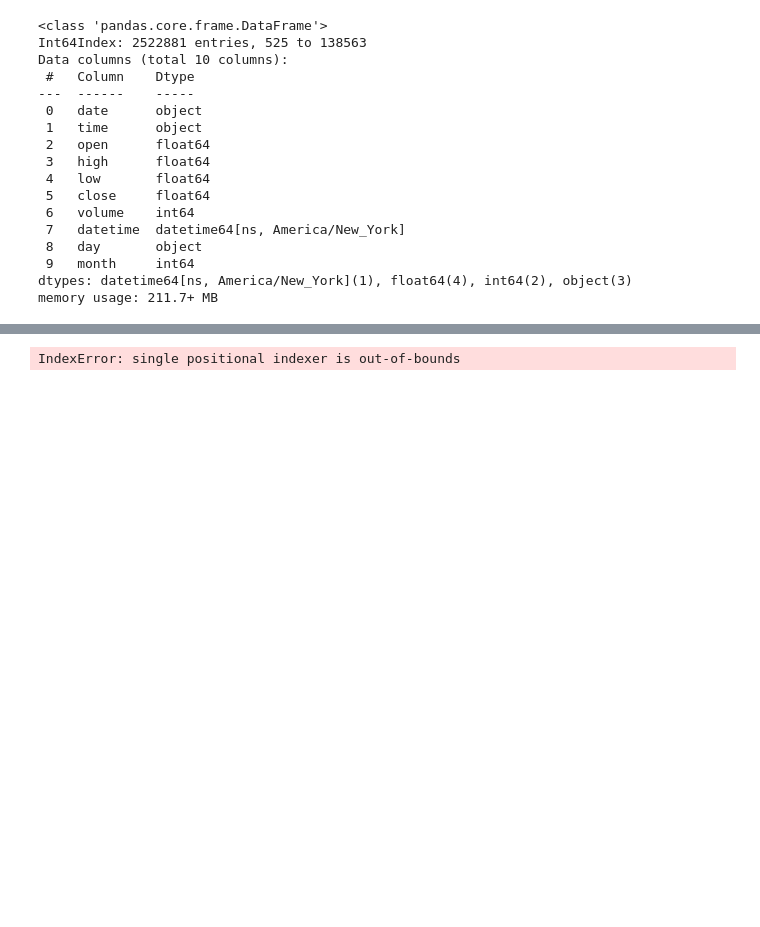
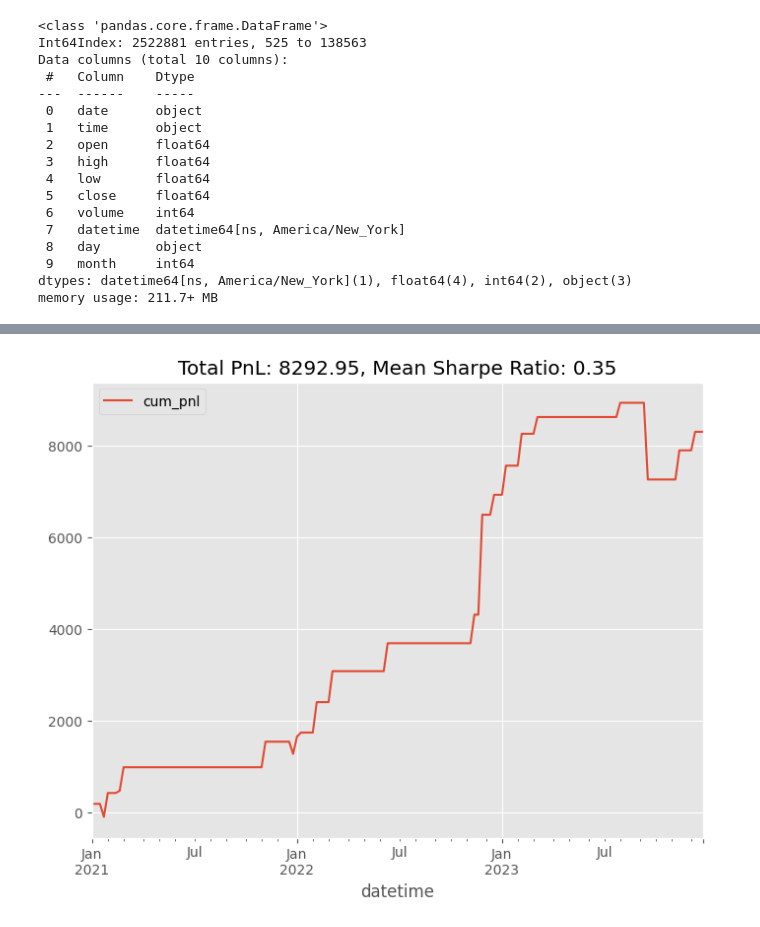
Before and after one commit to daQuincy/Takumi, a Jupyter notebook: 013 - mean_reversion.ipynb, the cells around one changed output, grey strips where cells are left out. Drawn from its saved outputs; the diff is of its cells as text; code cells hidden in the pictures; blank space fills up the shorter version.

```diff
--- a/013 - mean_reversion.ipynb
+++ b/013 - mean_reversion.ipynb
@@ -276,7 +283,7 @@ class MeanReversionStrategy(Strategy):
         ('buffer', None),
         ('total_len', 120),
         ('period', 30),
-        ('margin', 0.07),
+        # ('margin', 0.07),
     )
 
     def __init__(self):
@@ -298,15 +305,15 @@ class MeanReversionStrategy(Strategy):
             # Check if the z-score exceeds the threshold
             if self.z_score[0] > self.params.z_score_threshold:
                 # Enter a short position
-                size = int(self.broker.getvalue() * self.params.margin / self.dataclose[0])
-                if size >= 1:
-                    self.log(f'Short at {self.dataclose[0]:.2f}')
-                    self.sell(size=size)
+                # size = int(self.broker.getvalue() * self.params.margin / self.dataclose[0])
+                # if size >= 1:
+                self.log(f'Short at {self.dataclose[0]:.2f}')
+                self.sell()
             elif self.z_score[0] < -self.params.z_score_threshold:
                 # Enter a long position
-                if size >= 1:
-                    self.log(f'Long at {self.dataclose[0]:.2f}')
-                    self.buy(size=size)
+                # if size >= 1:
+                self.log(f'Long at {self.dataclose[0]:.2f}')
+                self.buy()
 
         # Check if we have an open position
         if self.position.size > 0:
@@ -317,11 +324,12 @@ class MeanReversionStrategy(Strategy):
 
         elif self.position.size < 0:
             if (self.z_score[0] < 0) or dt >= self.params.exit_time:
+                self.close_position = True
                 self.log(f'Close at {self.dataclose[0]:.2f}')
-                self.buy(size=self.position.size)
+                self.close()
 # %%
 backtest = Backtest(df=df)
-df_result, df_trade = backtest.fit(MeanReversionStrategy, z_score_threshold=2.0)
+df_result, df_trade = backtest.fit(MeanReversionStrategy, z_score_threshold=3.0)
 res_hold = backtest.evaluate()
 # %% [output]
 Starting Portfolio Value: 100000.00
@@ -344 +352 @@ Early stopping
-IndexError: single positional indexer is out-of-bounds
+[figure, added]
```
Also changed, not shown: parts of 5 cells of this notebook, 2 other files.
